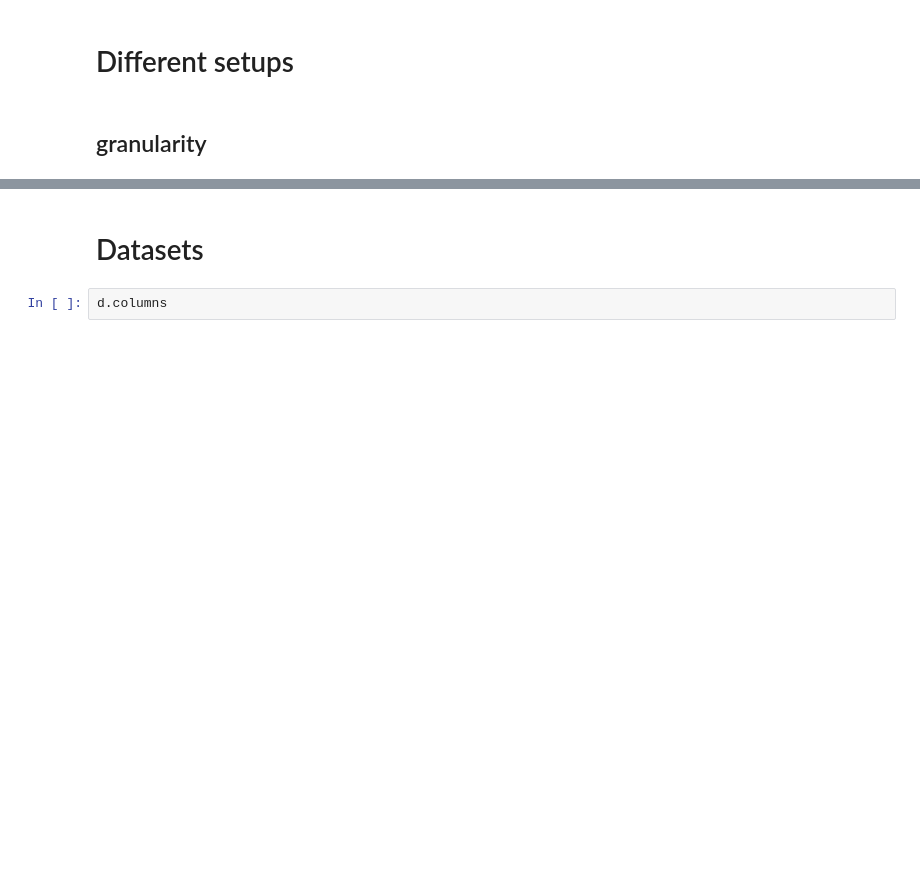
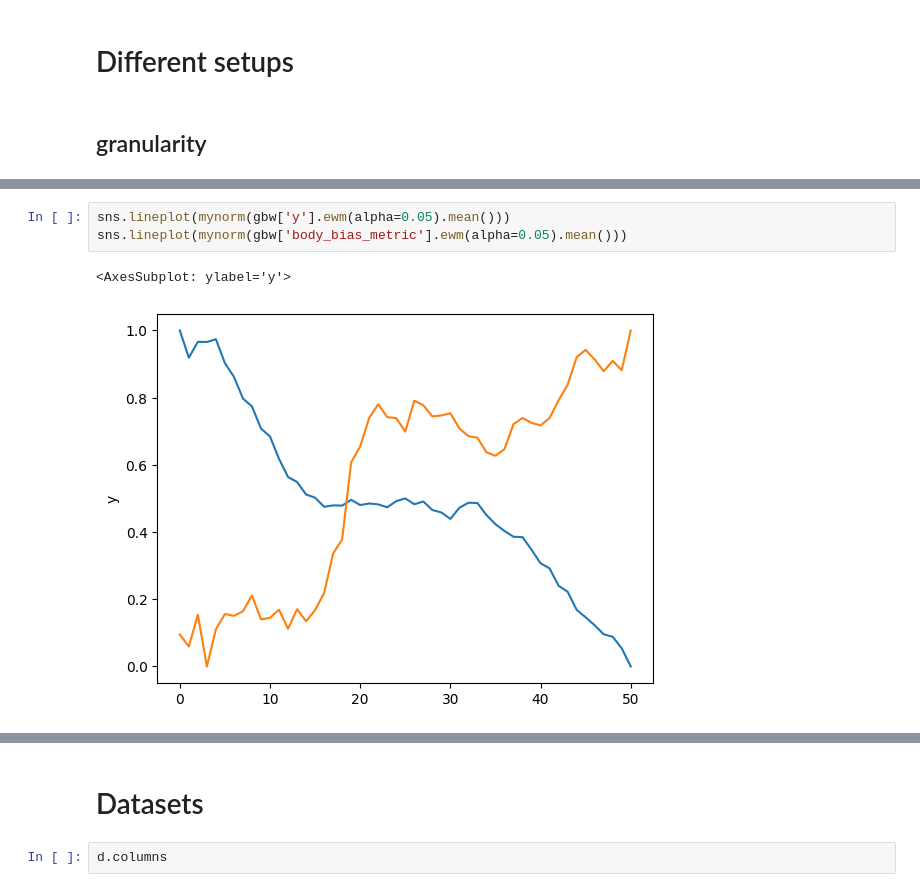
Before and after one commit to horychtom/predicting-users, a Jupyter notebook: notebooks/dataset_versions.ipynb, the cells around one changed output, grey strips where cells are left out. Cells and saved outputs as stored; diff of their text form; blank space fills up the shorter version.

```diff
--- a/notebooks/dataset_versions.ipynb
+++ b/notebooks/dataset_versions.ipynb
@@ -223,0 +292,6 @@ array([0.        , 0.20919038, 0.47423984, 0.7107406 , 1.        ])
+# %%
+sns.lineplot(mynorm(gbw['y'].ewm(alpha=0.05).mean()))
+sns.lineplot(mynorm(gbw['body_bias_metric'].ewm(alpha=0.05).mean()))
+# %% [output]
+<AxesSubplot: ylabel='y'>
+[figure, added]
```
Also changed, not shown: parts of 72 cells of this notebook, 1 other file.
